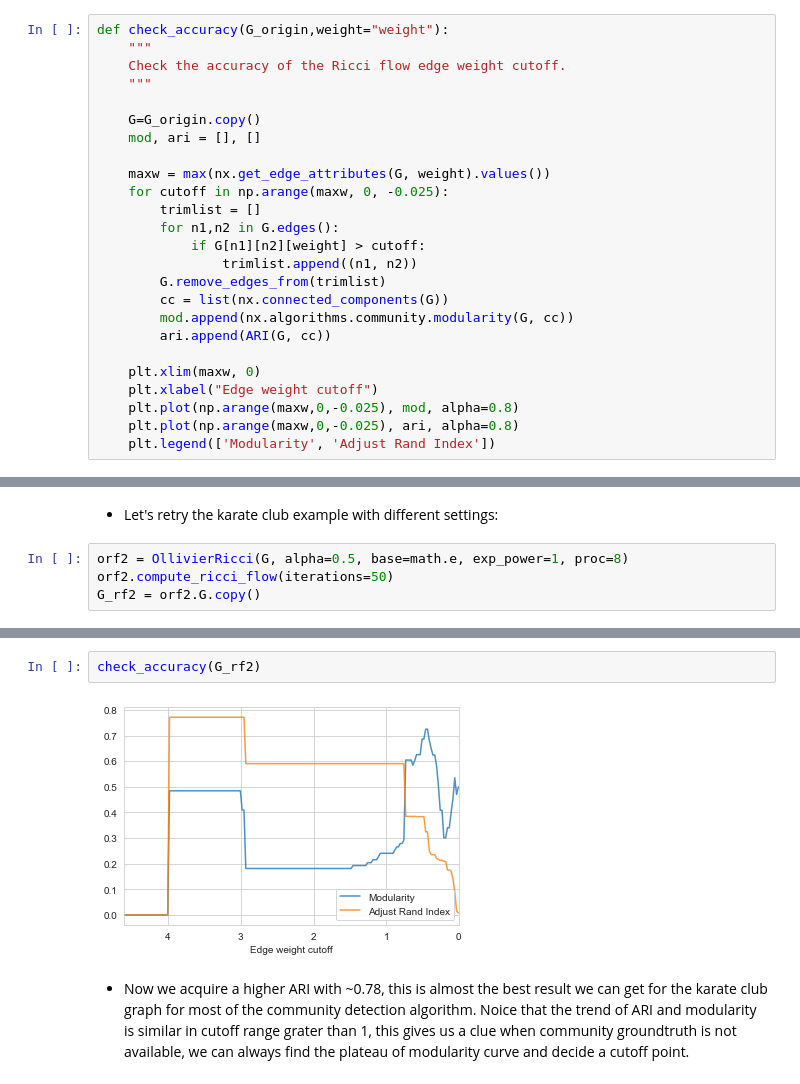
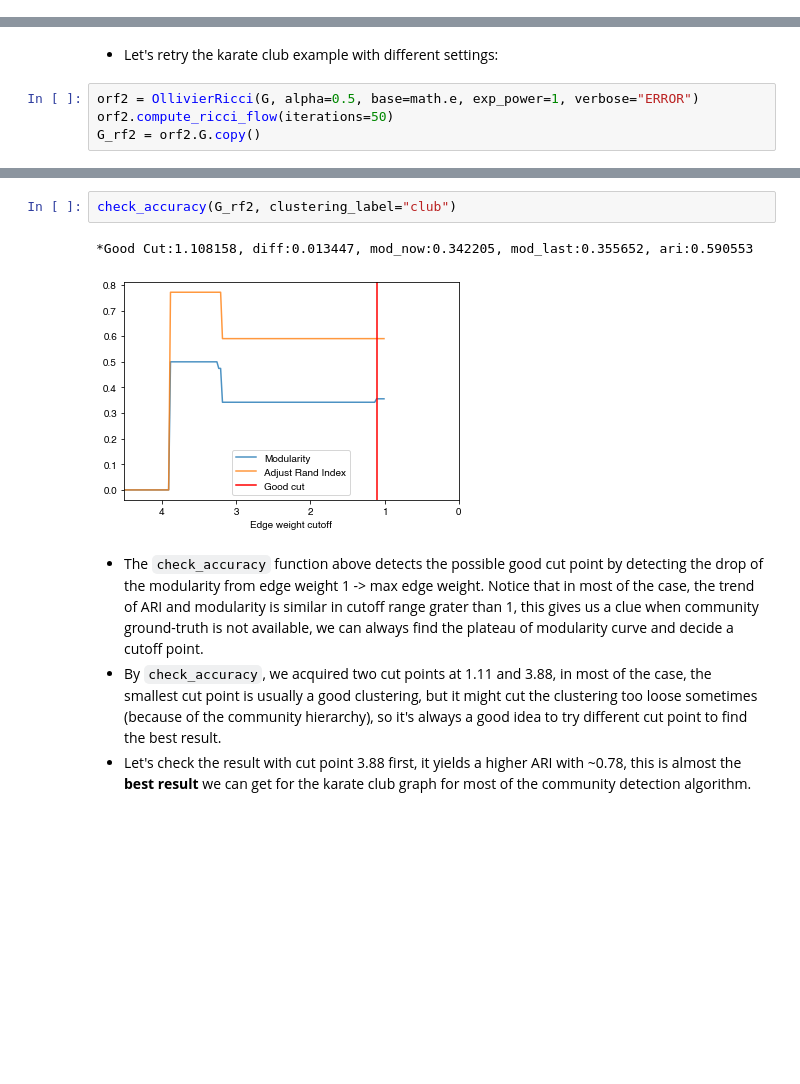
Before and after one commit to saibalmars/GraphRicciCurvature, a Jupyter notebook: notebooks/tutorial.ipynb, the cells around one changed output, grey strips where cells are left out. Drawn from its saved outputs; the diff is of its cells as text; blank space fills up the shorter version.

```diff
--- a/notebooks/tutorial.ipynb
+++ b/notebooks/tutorial.ipynb
@@ -275,25 +302,0 @@ The iterable function was deprecated in Matplotlib 3.1 and will be removed in 3.
-# %%
-def check_accuracy(G_origin,weight="weight"):
-    """
-    Check the accuracy of the Ricci flow edge weight cutoff.
-    """
-
-    G=G_origin.copy()
-    mod, ari = [], []
-
-    maxw = max(nx.get_edge_attributes(G, weight).values())
-    for cutoff in np.arange(maxw, 0, -0.025):
-        trimlist = []
-        for n1,n2 in G.edges():
-            if G[n1][n2][weight] > cutoff:
-                trimlist.append((n1, n2))
-        G.remove_edges_from(trimlist)
-        cc = list(nx.connected_components(G))
-        mod.append(nx.algorithms.community.modularity(G, cc))
-        ari.append(ARI(G, cc))
-
-    plt.xlim(maxw, 0)
-    plt.xlabel("Edge weight cutoff")
-    plt.plot(np.arange(maxw,0,-0.025), mod, alpha=0.8)
-    plt.plot(np.arange(maxw,0,-0.025), ari, alpha=0.8)
-    plt.legend(['Modularity', 'Adjust Rand Index'])
@@ -357,6 +422,6 @@ m^{\alpha,p}_x(x_i)=
 # %% [markdown]
 - Let's retry the karate club example with different settings:
 # %%
-orf2 = OllivierRicci(G, alpha=0.5, base=math.e, exp_power=1, proc=8)
+orf2 = OllivierRicci(G, alpha=0.5, base=math.e, exp_power=1, verbose="ERROR")
 orf2.compute_ricci_flow(iterations=50)
 G_rf2 = orf2.G.copy()
@@ -377,7 +438,10 @@ Ollivier-Ricci curvature of edge (0,5) is -0.002200
 # %%
-check_accuracy(G_rf2)
+check_accuracy(G_rf2, clustering_label="club")
 # %% [output]
+*Good Cut:1.108158, diff:0.013447, mod_now:0.342205, mod_last:0.355652, ari:0.590553
-[figure, old version]
+[figure, new version]
-# %% [markdown]
-- Now we acquire a higher ARI with ~0.78, this is almost the best result we can get for the karate club graph for most of the community detection algorithm. Noice that the trend of ARI and modularity is similar in cutoff range grater than 1, this gives us a clue when community groundtruth is not available, we can always find the plateau of modularity curve and decide a cutoff point.
+# %% [markdown]
+- The `check_accuracy` function above detects the possible good cut point by detecting the drop of the modularity from edge weight 1 -> max edge weight. Notice that in most of the case, the trend of ARI and modularity is similar in cutoff range grater than 1, this gives us a clue when community ground-truth is not available, we can always find the plateau of modularity curve and decide a cutoff point.
+- By `check_accuracy`, we acquired two cut points at 1.11 and 3.88, in most of the case, the smallest cut point is usually a good clustering, but it might cut the clustering too loose sometimes (because of the community hierarchy), so it's always a good idea to try different cut point to find the best result.
+- Let's check the result with cut point 3.88 first, it yields a higher ARI with ~0.78, this is almost the **best result** we can get for the karate club graph for most of the community detection algorithm.
 # %%
```
Also changed, not shown: parts of 55 cells of this notebook.
